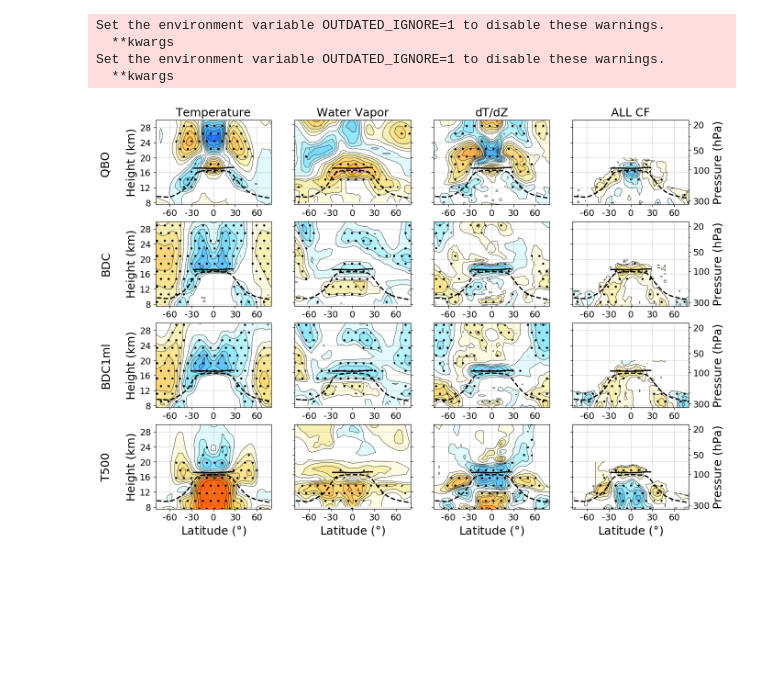
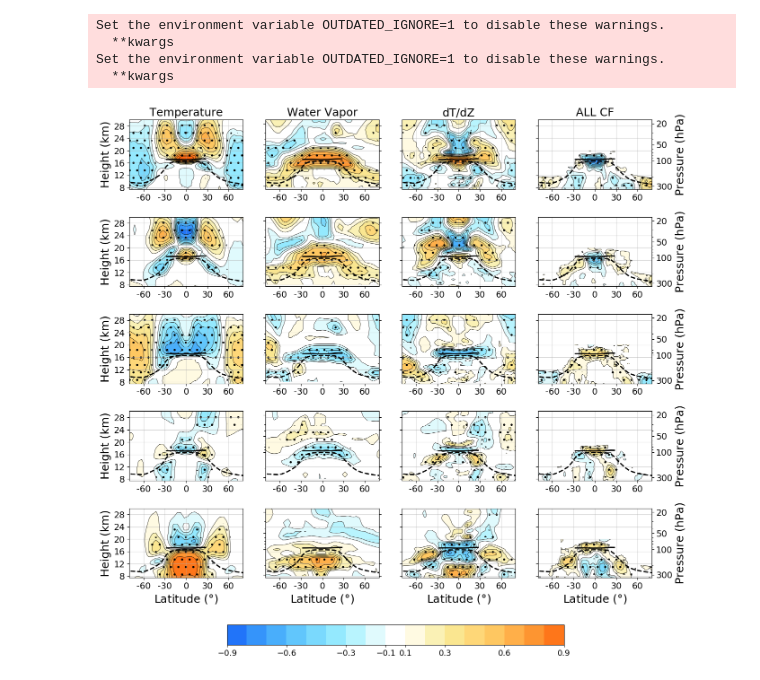
Before and after one commit to AodhanSweeney/TTLVariability, a Jupyter notebook: GlobalUTLSCorrelations.ipynb, the cells around one changed output. Cells and saved outputs as stored; diff of their text form; code cells hidden in the pictures; blank space fills up the shorter version.

```diff
--- a/GlobalUTLSCorrelations.ipynb
+++ b/GlobalUTLSCorrelations.ipynb
@@ -49,9 +49,12 @@ cpz_maps_zm_annual_mean = np.load(project_path + '/tempmaps/cpz_maps_zm_annual_m
 lrz_maps_zm_annual_mean = np.load(project_path + '/tempmaps/lrz_maps_zm_annual_mean.npy')
 
 # Water vapor data needs to be re-binned
-wv_cal_anoms = wv_calendar - np.nanmean(wv_calendar, axis=0)
-wv_cal_anoms_ts = np.reshape(wv_cal_anoms, (17*12,55,45))[12:]
-h2o_anoms_zm_ts = np.swapaxes(wv_cal_anoms_ts, 1, 2)
+wv_calendar_raw = np.load(project_path + '/fileCreators/h2o_calendar_raw.npy')
+#wv_cal_tropics_utls = wv_calendar_raw
+wv_cal_tropics_utls = wv_calendar_raw - np.nanmean(wv_calendar_raw, axis=0)
+wv_cal_tropics_utls_ts_lagged = np.reshape(wv_cal_tropics_utls, (17*12,55,45))[1:-11]
+h2o_anoms_zm_ts = np.reshape(wv_cal_tropics_utls_ts_lagged, (192,55,45))
+h2o_anoms_zm_ts = np.swapaxes(h2o_anoms_zm_ts, 1, 2)
 # %%
 def vert_temp_gradient(data_calendar):
     data_calendar = np.array(data_calendar)
@@ -113,3 +192,10 @@ cpt_ts = cpt_tropical_mean.ravel()
+# %%
+
+
+upwelling_df = pd.DataFrame(np.transpose([qbo, bdc, up100, T500]), columns=['QBO', 'BDC', 'UP100', 'T500'])
+upwelling_MLR = pg.linear_regression(upwelling_df[['QBO', 'BDC', 'T500']], upwelling_df['UP100'], relimp=True)
+qbo_enso_bdc_fit = upwelling_MLR.coef[0] + upwelling_df['QBO']*upwelling_MLR.coef[1] + upwelling_df['BDC']*upwelling_MLR.coef[2] + upwelling_df['T500']*upwelling_MLR.coef[3]
+up100 = up100 - qbo_enso_bdc_fit
 # %%
 def ZeroCorrPolarStratClouds(cf_rmap, cf_sigmap):
     """cloud profile data at lats>50 and lats<-50 have anomalous cloud fraction data.
@@ -200,5 +286,5 @@ enso_wv_rmap, enso_wv_sigmap = profile_correlator(enso_index[5:], h2o_anoms_zm_t
 # %%
-fig, axs = plt.subplots(4,4, figsize=(15,11))
+fig, axs = plt.subplots(5,4, figsize=(15,15))
 levels = np.array([-.9,-.8,-.7,-.6,-.5,-.4,-.3,-.2,-.1,.1,.2,.3,.4,.5,.6,.7,.8,.9])
 pressure_levels = [1000.0, 825.4042, 681.29205, 562.3413, 464.15887,
                  383.11868, 316.22775, 261.01572, 215.44347, 177.82794,
@@ -214,21 +300,24 @@ pressures_as_alts = press2alt(np.array(pressure_levels))
 alts_as_pressures = alt2pres(np.linspace(0,20, 201))
 cm = custom_cmap
 
-row_labels = ['QBO \n\nHeight (km)', 'BDC\n\nHeight (km)', 'BDC1ml\n\nHeight (km)', 'T500\n\nHeight (km)']
-row_labels_twiny = ['Pressure (hPa)', 'Pressure (hPa)', 'Pressure (hPa)', 'Pressure (hPa)']
+#row_labels = ['CPT \n\nHeight (km)', 'QBO\n\nHeight (km)', 'BDC\n\nHeight (km)', 'UP100\n\nHeight (km)', 'T500\n\nHeight (km)']
+row_labels = ['Height (km)', 'Height (km)', 'Height (km)', 'Height (km)', 'Height (km)']
+row_labels_twiny = ['Pressure (hPa)', 'Pressure (hPa)', 'Pressure (hPa)', 'Pressure (hPa)', 'Pressure (hPa)']
 col_labels = ["Temperature", "Water Vapor", "dT/dZ", "ALL CF"]
 corr_maps = np.array(
-            [[qbo_temp_rmap, qbo_wv_rmap, qbo_dtdz_rmap, qbo_cf_rmap],
+            [[cpt_temp_rmap, cpt_wv_rmap, cpt_dtdz_rmap, cpt_cf_rmap],
+             [qbo_temp_rmap, qbo_wv_rmap, qbo_dtdz_rmap, qbo_cf_rmap],
              [bdc_temp_rmap, bdc_wv_rmap, bdc_dtdz_rmap, bdc_cf_rmap],
              [bdc1ml_temp_rmap, bdc1ml_wv_rmap, bdc1ml_dtdz_rmap, bdc1ml_cf_rmap],
              [enso_temp_rmap, enso_wv_rmap, enso_dtdz_rmap, enso_cf_rmap]])
 sig_maps = np.array(
-            [[qbo_temp_sigmap, qbo_wv_sigmap, qbo_dtdz_sigmap, qbo_cf_sigmap],
+            [[cpt_temp_sigmap, cpt_wv_sigmap, cpt_dtdz_sigmap, cpt_cf_sigmap],
+             [qbo_temp_sigmap, qbo_wv_sigmap, qbo_dtdz_sigmap, qbo_cf_sigmap],
              [bdc_temp_sigmap, bdc_wv_sigmap, bdc_dtdz_sigmap, bdc_cf_sigmap],
              [bdc1ml_temp_sigmap, bdc1ml_wv_sigmap, bdc1ml_dtdz_sigmap, bdc1ml_cf_sigmap],
              [enso_temp_sigmap, enso_wv_sigmap, enso_dtdz_sigmap, enso_cf_sigmap]])
 
-for row in range(4):
+for row in range(5):
     axs[row,0].set_ylabel(row_labels[row], fontsize=18)
     for col in [0,2,3]:
         if col != 3:
@@ -239,7 +328,7 @@ for row in range(4):
             axs[row,col].contourf(np.linspace(-87.5,87.5,36), np.linspace(5,40,350), sig_maps[row,col], levels=[-1, 0, 1], colors='none', hatches=[None,'.'])
         if col == 3:
             axs[0,col].set_title(col_labels[col], fontsize=18)
-            axs[row,col].contourf(np.linspace(-87.5,87.5,36), np.linspace(0,20,201), corr_maps[row,col][:201], levels=levels, cmap=cm)
+            cf_im = axs[row,col].contourf(np.linspace(-87.5,87.5,36), np.linspace(0,20,201), corr_maps[row,col][:201], levels=levels, cmap=cm)
             axs[row,col].contour(np.linspace(-87.5,87.5,36), np.linspace(0,20,201), corr_maps[row,col][:201], levels=levels, colors='black', linewidths=0.5,
                           linestyles=np.where(levels >= 0, "-", "-"))
             axs[row,col].contourf(np.linspace(-87.5,87.5,36), np.linspace(0,20,201), sig_maps[row,col][:201], levels=[-1, 0, 1], colors='none', hatches=[None,'.'])
@@ -277,34 +366,39 @@ for row in range(4):
         naned_cyclic_cal[:] = np.NaN
         ax2 = axs[row,col].twinx()
         ax2.contourf(np.linspace(-88,88,45), pressures_as_alts, naned_cyclic_cal)
         #ax2.yaxis.tick_left()
         ax2.grid(alpha=0.5)
         ax2.set_ylim(7.5,30)
         ax2.plot(np.linspace(-87.5,87.5,36), lrz_maps_zm_annual_mean, color='black', linewidth=2, linestyle='dashed')
         ax2.plot(np.linspace(-87.5,87.5,36)[12:24], cpz_maps_zm_annual_mean[12:24], color='black', linewidth=2)
         ax2.set_yticks([8,12,16,20,24,28])
         ax2.set_yticklabels(labels=[' ',' ',' ',' ',' ',' '], fontsize=14)
 
 for col in [0,1,2,3]:
-
-    for row in range(4):
+    for row in range(5):
         axs[1,col].set_xticks([-60,-30,0,30,60])
         axs[row,col].set_xticks([-60,-30,0,30,60])
         if col == 0:
             axs[row,col].set_yticks([8,12,16,20,24,28])
             axs[row,col].set_yticklabels(labels=['8','12','16','20','24','28'], fontsize=14)
             ax2.set_yticklabels(labels=[' ',' ',' ',' ',' ',' '], fontsize=14)
         elif col == 3:
             axs[row,col].set_yticks([8,12,16,20,24,28])
             axs[row,col].set_yticklabels(labels=[' ',' ',' ',' ',' ',' '], fontsize=14)
             #ax2.set_yticklabels(labels=['150','100',' ',' ','70',' ', '50'], fontsize=14)
         elif col == 1:
             ax2.set_yticklabels(labels=[' ',' ',' ',' ',' ',' '], fontsize=14)
         else:
             axs[row,col].set_yticks([8,12,16,20,24,28])
             axs[row,col].set_yticklabels(labels=[' ',' ',' ',' ',' ',' '], fontsize=14)
             ax2.set_yticklabels(labels=[' ',' ',' ',' ',' ',' '], fontsize=14)
         axs[row,col].set_xticklabels(labels=['-60','-30','0','30','60'], fontsize=14)
-        axs[3,col].set_xlabel('Latitude ($\degree$)', fontsize=18)
+        axs[4,col].set_xlabel('Latitude ($\degree$)', fontsize=18)
+
+plt.subplots_adjust(bottom=0.2,
+                    hspace=0.4)
+cbar_cf = fig.add_axes([0.27, 0.1, 0.5, 0.03])
+fig.colorbar(cf_im, cax=cbar_cf, orientation='horizontal', ticks=[-.9, -.6,-.3,-.1,.1, .3,.6,.9])
+cbar_cf.tick_params(labelsize=13)
 # %% [output]
-[figure, old version]
+[figure, new version]
```
Also changed, not shown: parts of 5 cells of this notebook, 5 other files.
